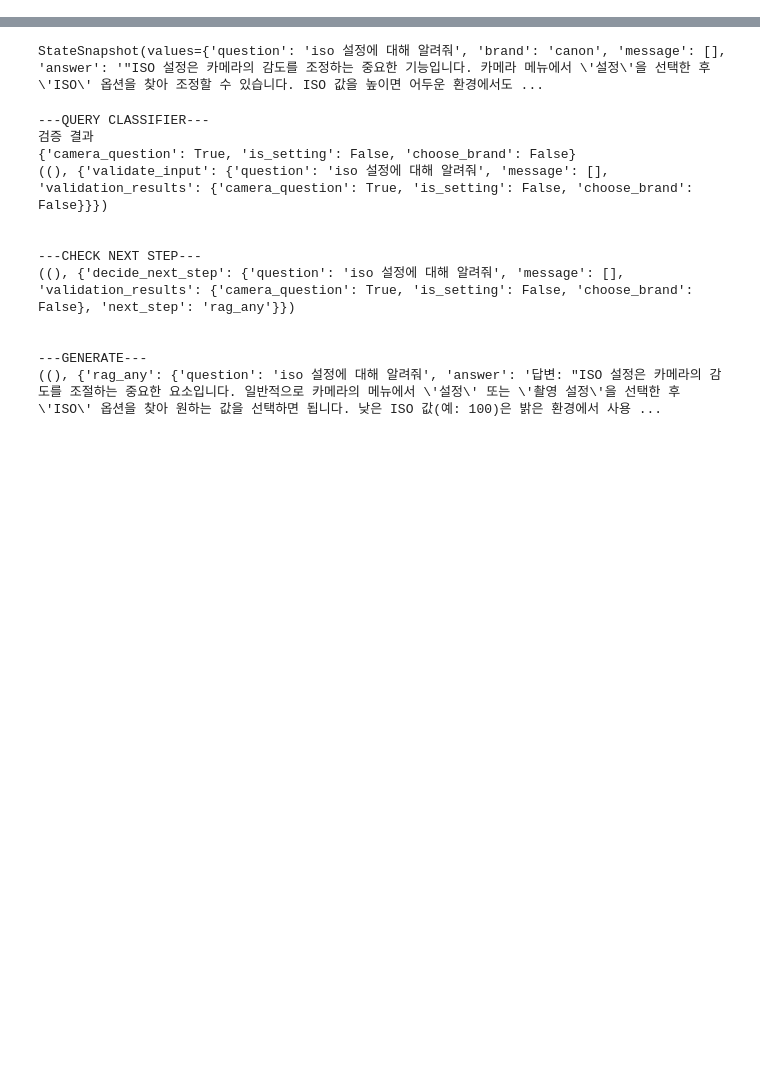
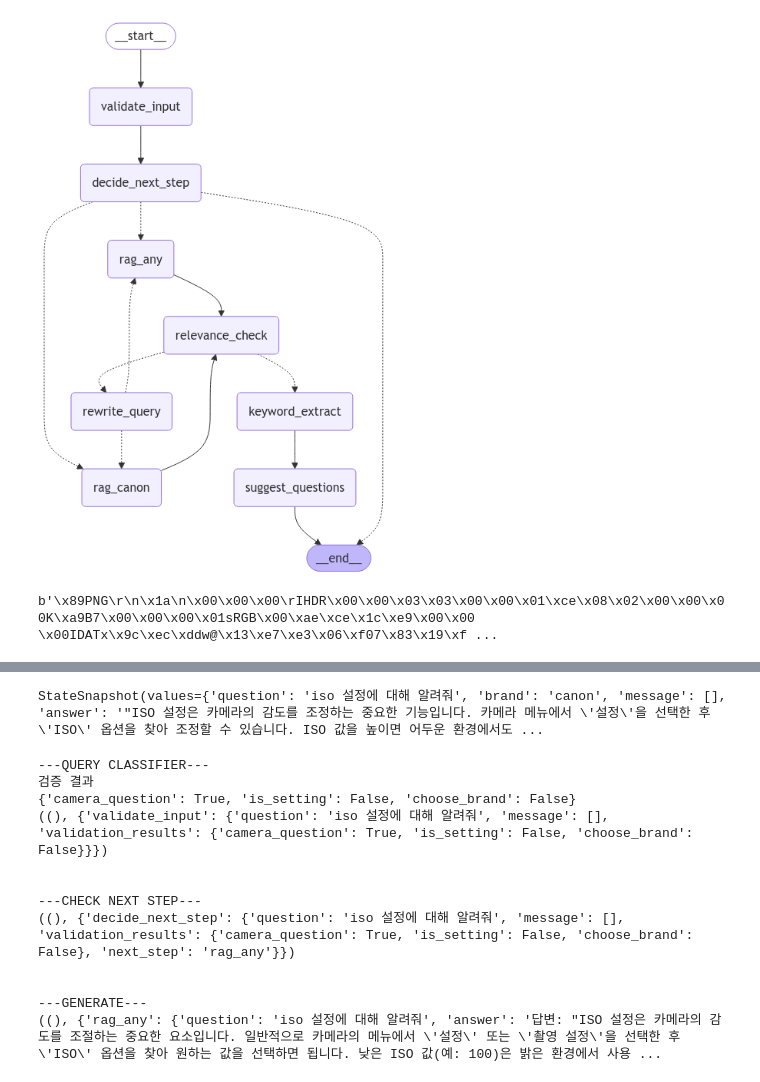
Before and after one commit to SKNETWORKS-FAMILY-AICAMP/SKN05-FINAL-1TEAM, a Jupyter notebook: RAG/subgraph.ipynb, the cells around one changed output, grey strips where cells are left out. Cells and saved outputs as stored; diff of their text form; code cells hidden in the pictures; blank space fills up the shorter version.

```diff
--- a/RAG/subgraph.ipynb
+++ b/RAG/subgraph.ipynb
@@ -62,15 +62,3 @@ filter_embedding_model = SentenceTransformer(local_model_path)
 
 # def okt_tokenize(text):
 #     return okt.morphs(text)  # 형태소 단위로 분할
-# %%
-from sentence_transformers import SentenceTransformer
-
-# 모델 경로 설정
-model_name = "jhgan/ko-sbert-sts"  # 한국어 SBERT 임베딩 모델
-local_model_path = "./models/ko-sbert-sts"  # 저장할 로컬 경로
-
-# 모델 다운로드 및 로컬 저장
-model = SentenceTransformer(model_name)
-model.save(local_model_path)
-
-print(f"모델이 로컬 경로 '{local_model_path}'에 저장되었습니다.")
@@ -98,19 +84,19 @@ class CanonState(TypedDict):
     question: Annotated[str, "Question"] # parentgraph 와 공유
     transform_question: Annotated[list, "Transformed queries generated by LLM"]
     multi_context: Annotated[list[str], operator.add]
-    ensemble_context: Annotated[str, "Ensemble_context"]
-    filtered_context: Annotated[str, "Filtering Context"]
-    rerank_context : Annotated[str, "Context"]
+    ensemble_context: Annotated[list, "Ensemble_context"]
+    filtered_context: Annotated[list, "Filtering Context"]
+    context : Annotated[list, "Context"]
     answer: Annotated[str, "Answer"] # parentgraph 로 전송
 
-class Queries(BaseModel):
-    queries: list[str]
+# class Queries(BaseModel):
+#     queries: list[str]
 
-class Document(BaseModel):
-    retreive_document: str
+# # class Document(BaseModel):
+# #     retreive_document: str
 
-class AllDocument(BaseModel):
-    docuemnt: str
+# class AllDocument(BaseModel):
+#     document: str
 
 class QueryState(TypedDict):
     query: str
@@ -169,7 +155,7 @@ def ensemble_document(state: QueryState):
 def document_search(state: CanonState):
     return [Send("ensemble_retriever", {"question": q}) for q in state["transform_question"]]
 
-def duplicated_delete(state: CanonState):
+def duplicated_delete(state: CanonState) -> CanonState:
     documents = state['multi_context']
     seen_ids = set()
     merge_results = []
@@ -222,7 +208,7 @@ def rerank_docs(state: CanonState) -> CanonState:
     documents = state['filtered_context']
     reranked_docs = rerank_with_cohere(questions, documents)
     print(reranked_docs)
-    return {"rerank_context": reranked_docs}
+    return {"context": reranked_docs}
 
 # Generate Node
 def generate_chain(context, question):
@@ -250,10 +236,10 @@ def generate_chain(context, question):
 def generate(state: CanonState):
     print("---[CANON] GENERATE---")
     question = state["question"]
-    context = state["rerank_context"]
+    context = state["context"]
     result = generate_chain(context, question)
 
-    return {"question": question, "answer": result}
+    return {"question": question, "answer": result, "context":context}
 # %%
 # from cononNode import query_expansion, ensemble_document, duplicated_delete, document_search
 # from cononNode import filter_document, rerank_docs, generate
@@ -339,11 +325,13 @@ class OverallState(TypedDict):
     brand: Annotated[Optional[str],"brandname"]
     model: Annotated[Optional[str],"modelname"]
     message: Annotated[list, add_messages]
+    context: Annotated[list, "context"]
     answer: Annotated[str, "Answer"]
     keyword: Annotated[list, "keywordExtract"]
     suggest_question: Annotated[list, "suggestquestion"]
     next_step: Annotated[str, "routerstep"]
     validation_results: Dict[str, bool]
+    relevance: Annotated[str, "relevance check"]
 
 # hidden state
 class RouterState(TypedDict):
@@ -505,3 +678,13 @@ graph.add_edge("rag_canon",END)
 memory=MemorySaver()
 
 app=graph.compile(checkpointer=memory)
+# %%
+from IPython.display import display, Image
+
+display(Image(app.get_graph().draw_mermaid_png()))
+# %% [output]
+[figure, added]
+# %%
+app.get_graph().draw_mermaid_png(output_file_path='./graph_node_route.png')
+# %% [output]
+b'\x89PNG\r\n\x1a\n\x00\x00\x00\rIHDR\x00\x00\x03\x03\x00\x00\x01\xce\x08\x02\x00\x00\x00K\xa9B7\x00\x00\x00\x01sRGB\x00\xae\xce\x1c\xe9\x00\x00 \x00IDATx\x9c\xec\xddw@\x13\xe7\xe3\x06\xf07\x83\x19\xf ...
```
Also changed, not shown: parts of 9 cells of this notebook, 3 other files.
